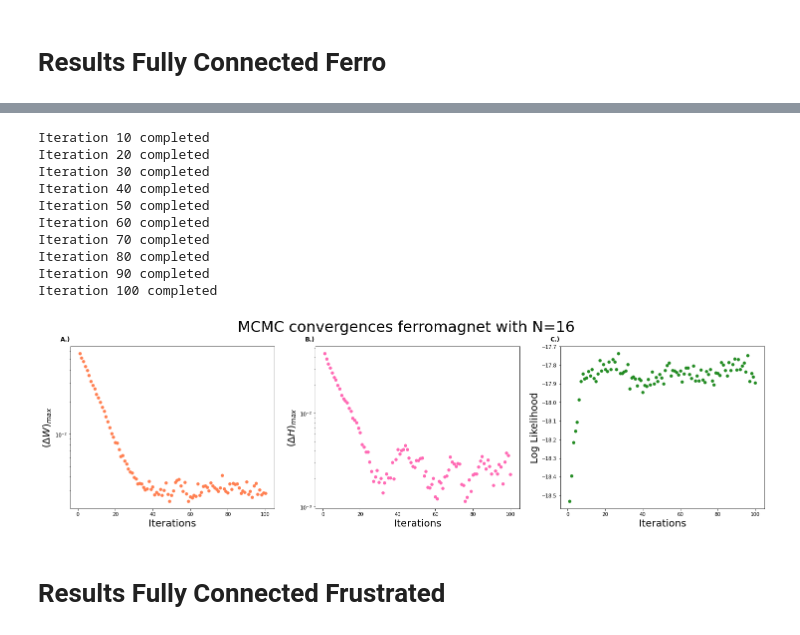
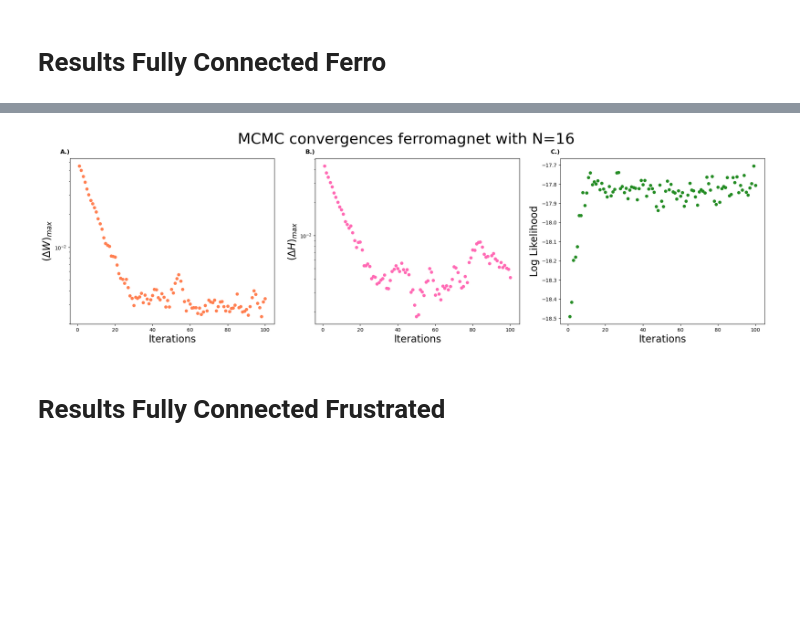
Before and after one commit to Victor-Alessandro/QBM-code, a Jupyter notebook: Classical Inverse Ising Problem.ipynb, the cells around one changed output, grey strips where cells are left out. Drawn from its saved outputs; the diff is of its cells as text; code cells hidden in the pictures; blank space fills up the shorter version.

```diff
--- a/Classical Inverse Ising Problem.ipynb
+++ b/Classical Inverse Ising Problem.ipynb
@@ -169,7 +163,7 @@ def solve_inverse_ising(L, T, w, h, eqSteps, mcSteps, W, H, W_clamp, H_clamp, co
     if Clamp_type == 1:
         config = initial_config(L)                             #  intialize a state
         for i in range(eqSteps):                               #  equilibrate
-            config    = heat_bath_move(config, W_clamp, beta)
+            config    = heat_bath_move(config, W_clamp, H_clamp, beta)
         Ci_clamp, CiCj_clamp, config = ising_solve_mc_simplified(L, W_clamp, H_clamp, T, config, mcSteps)
 
     config = initial_config(L)                                 #  initialize new state for free statistics
@@ -247,7 +241,7 @@ W_type      = 0        #  0 for random weights, 1 for nb, 2 for fully connected
 Clamp_type  = 0        #  determine how the clamped statistics are generated (0 exact, 1 mc)
 Free_type   = 0        #  determine how the free statistics are generated (0 exact, 1 mc)
 eqSteps     = 2**10    #  number of MC sweeps for equilibration
-mcSteps     = 2**20    #  number of MC sweeps for calculation
+mcSteps     = 2**14    #  number of MC sweeps for calculation
 
 # gradient ascent parameters
 eta         = 1/2      #  learning rate
@@ -259,20 +253,24 @@ seed_clamp  = 777
 seed_free   = 333
 sigma       = .1
 
-#  initialize weight matrix
-if W_type == 0:
-    W_clamp, H_clamp = generate_weights_random(L, w, h, sigma, seed_clamp)
-elif W_type == 1:
-    W_clamp, H_clamp = generate_weights_nearest_neighbour(L,w,h)
-elif W_type == 2:
-    W_clamp, H_clamp = generate_weights_fully_connected(L,w,h)
-else:
-    print("Non-valid weight matrix type")
+def initialize(L,w,h,sigma,seed_clamp,seed_free):
+    #  initialize weight matrix
+    if W_type == 0:
+        W_clamp, H_clamp = generate_weights_random(L, w, h, sigma, seed_clamp)
+    elif W_type == 1:
+        W_clamp, H_clamp = generate_weights_nearest_neighbour(L,w,h)
+    elif W_type == 2:
+        W_clamp, H_clamp = generate_weights_fully_connected(L,w,h)
+    else:
+        print("Non-valid weight matrix type")
 
-configs = all_possible_configs(L)
+    configs = all_possible_configs(L)
 
-#  get random initial weights that generate free statistics
-W, H = generate_weights_random(L, w, h, sigma, seed_free)  #  use different seed than for clamped stats
+    #  get random initial weights that generate free statistics
+    W, H = generate_weights_random(L, w, h, sigma, seed_free)  #  use different seed than for clamped stats
+    return W, H, W_clamp, H_clamp, configs
+
+W, H, W_clamp, H_clamp, configs = initialize(L,w,h,sigma,seed_clamp,seed_free)
 # %%
 W, H, W_clamp, H_clamp, it, Hmax, Wmax, Li= solve_inverse_ising(L, T, w, h, eqSteps, mcSteps, W, H, W_clamp, H_clamp, configs, Clamp_type, Free_type, threshold, maxiter, eta)
 
@@ -322,25 +303,16 @@ plot(it, Hmax, Wmax, Li, title = ('MCMC convergences ferromagnet with N=%.f'%L**
 # %%
 L = 4
 threshold = 1e-3
 Free_type = 1
 maxiter = 100
 
-W, H, W_clamp, H_clamp, it, Hmax, Wmax, Li= solve_inverse_ising(L, T, w, h, eqSteps, mcSteps,  W_type, Clamp_type, Free_type, threshold, maxiter, eta)
+W, H, W_clamp, H_clamp, configs = initialize(L,w,h,sigma,seed_clamp,seed_free)
+W, H, W_clamp, H_clamp, it, Hmax, Wmax, Li= solve_inverse_ising(L, T, w, h, eqSteps, mcSteps, W, H, W_clamp, H_clamp, configs, Clamp_type, Free_type, threshold, maxiter, eta)
 
 plot(it, Hmax, Wmax, Li, title = ('MCMC convergences ferromagnet with N=%.f'%L**2), size = 30)
 #plt.savefig('Figures/Inverse Ising Problem/MCMC_ferro_L=%.f_T=%.f_w=%.f_h=%.f_mcSteps=%.f_eta=%.f_thresh=%.f_it=%.f'%(L,T,w,h,mcSteps,eta,threshold,it), bbox_inches='tight')
 # %% [output]
-Iteration 10 completed
-Iteration 20 completed
-Iteration 30 completed
-Iteration 40 completed
-Iteration 50 completed
-Iteration 60 completed
-Iteration 70 completed
-Iteration 80 completed
-Iteration 90 completed
-Iteration 100 completed
-[figure, old version]
+[figure, new version]
 # %% [markdown]
 # Results Fully Connected Frustrated
 # %%
```
Also changed, not shown: parts of 4 cells of this notebook.
